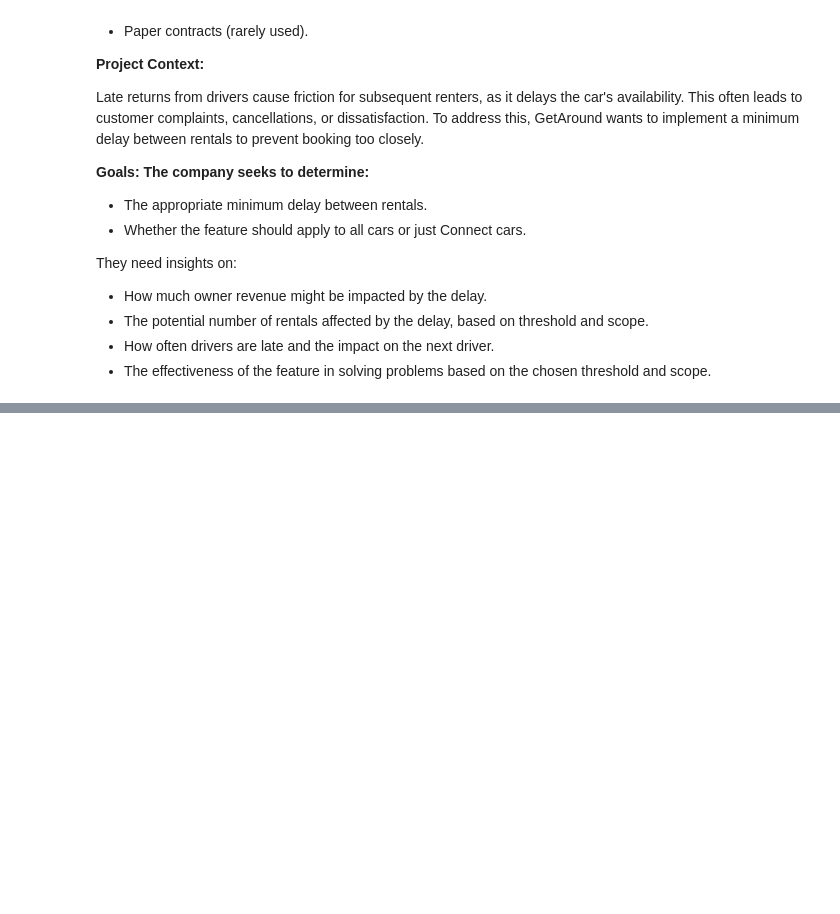
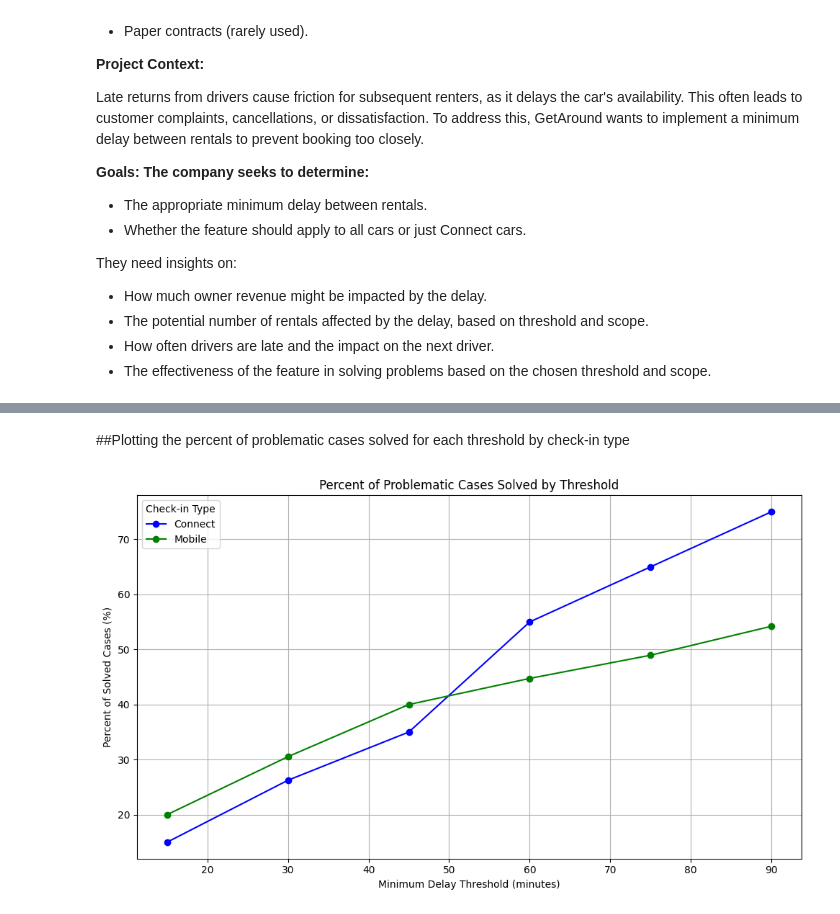
Before and after one commit to YnaPqt/deploiement-getaround, a Jupyter notebook: getaround_analysis.ipynb, the cells around one changed output, grey strips where cells are left out. Cells and saved outputs as stored; diff of their text form; code cells hidden in the pictures; blank space fills up the shorter version.

```diff
--- a/getaround_analysis.ipynb
+++ b/getaround_analysis.ipynb
@@ -306,0 +292,17 @@ As the threshold increases, you can see a reduction in the number of affected re
+# %%
+# Only keep rows where we have delay and time_delta values
+overlap_df = df[
+    (df['state'] == 'ended') &
+    df['previous_ended_rental_id'].notna() &
+    df['delay_at_checkout_in_minutes'].notna() &
+    df['time_delta_with_previous_rental_in_minutes'].notna()
+]
+# Determine if delay from previous rental would interfere with the next one
+overlap_df['next_rental_impacted'] = (
+    overlap_df['delay_at_checkout_in_minutes'] > overlap_df['time_delta_with_previous_rental_in_minutes']
+)
+# Count impacted vs not impacted, overall and by check-in type
+overall_impact = overlap_df['next_rental_impacted'].value_counts()
+impact_by_checkin = overlap_df.groupby('checkin_type')['next_rental_impacted'].value_counts()
+
+overall_impact, impact_by_checkin
@@ -306,0 +404,28 @@ As the threshold increases, you can see a reduction in the number of affected re
+# %% [markdown]
+##Plotting the percent of problematic cases solved for each threshold by check-in type
+# %%
+# Plotting the percent of problematic cases solved for each threshold by check-in type
+# Define custom colors
+colors = {'connect': 'blue', 'mobile': 'green'}
+
+# Plot with custom colors
+plt.figure(figsize=(10, 6))
+for checkin_type in solved_by_type_df['checkin_type'].unique():
+    subset = solved_by_type_df[solved_by_type_df['checkin_type'] == checkin_type]
+    plt.plot(
+        subset['threshold_minutes'],
+        subset['percent_solved'],
+        marker='o',
+        label=checkin_type.capitalize(),
+        color=colors.get(checkin_type, 'gray')
+    )
+
+plt.title('Percent of Problematic Cases Solved by Threshold')
+plt.xlabel('Minimum Delay Threshold (minutes)')
+plt.ylabel('Percent of Solved Cases (%)')
+plt.legend(title='Check-in Type')
+plt.grid(True)
+plt.tight_layout()
+plt.show()
+# %% [output]
+[figure, added]
```
Also changed, not shown: parts of 52 cells of this notebook.
